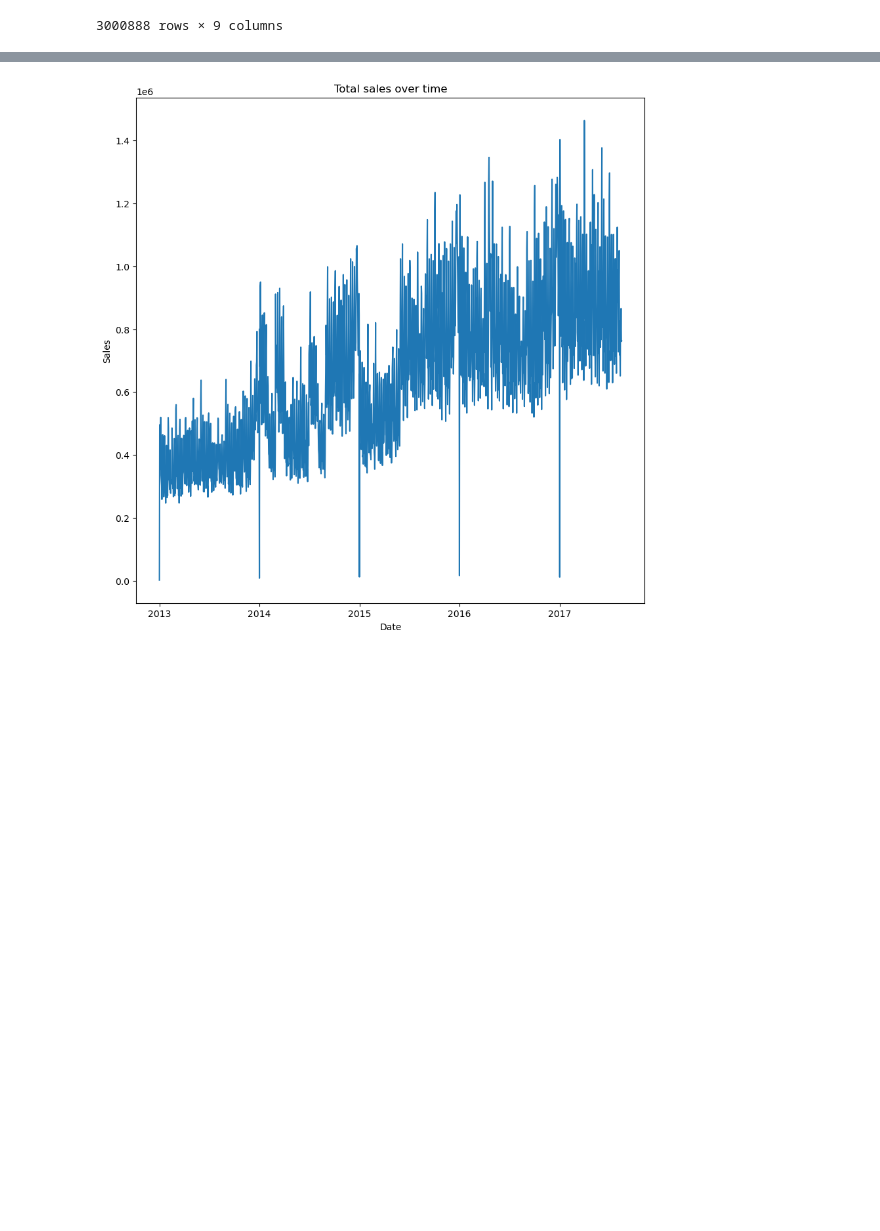
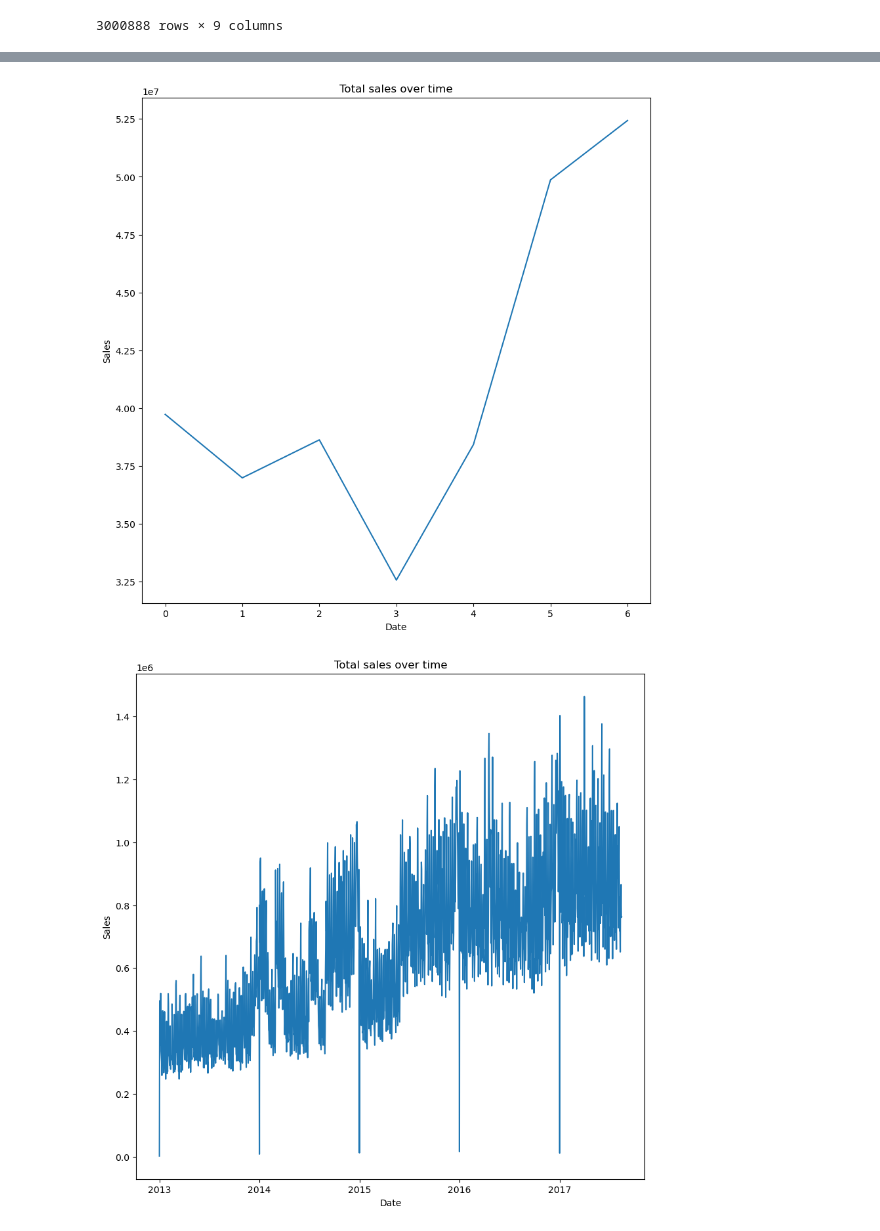
Before and after one commit to divaynagpal/MS422FinalProject, a Jupyter notebook: StoreSalesPrediction.ipynb, the cells around one changed output, grey strips where cells are left out. Drawn from its saved outputs; the diff is of its cells as text; code cells hidden in the pictures; blank space fills up the shorter version.

```diff
--- a/StoreSalesPrediction.ipynb
+++ b/StoreSalesPrediction.ipynb
@@ -217,0 +275,2 @@ df_train
+# %%
+df_merged_nullsimputed.holiday_type.fillna('NA', inplace=True)
@@ -217,0 +279,2 @@ df_train
+# %%
+df_merged_nullsimputed['dcoilwtico'] = df_merged_nullsimputed['dcoilwtico'].fillna(method= 'ffill')
@@ -217,0 +288,2 @@ df_train
+# %%
+df_merged_nullsimputed['dcoilwtico'] = df_merged_nullsimputed['dcoilwtico'].fillna(method= 'bfill')
@@ -218 +400,12 @@ df_train
+# %%
+sales_by_year_dayofweek = df_merged_nullsimputed[df_merged_nullsimputed['year'] == 2016].groupby('dayofweek').sales.sum()
+# %%
+plt.figure(figsize = (10,10))
+plt.plot(sales_by_year_dayofweek)
+plt.title('Total sales over time')
+plt.xlabel("Date")
+plt.ylabel("Sales")
+plt.show()
+# %% [output]
+[figure, added]
 # %%
```
Also changed, not shown: parts of 36 cells of this notebook, 1 other file.
